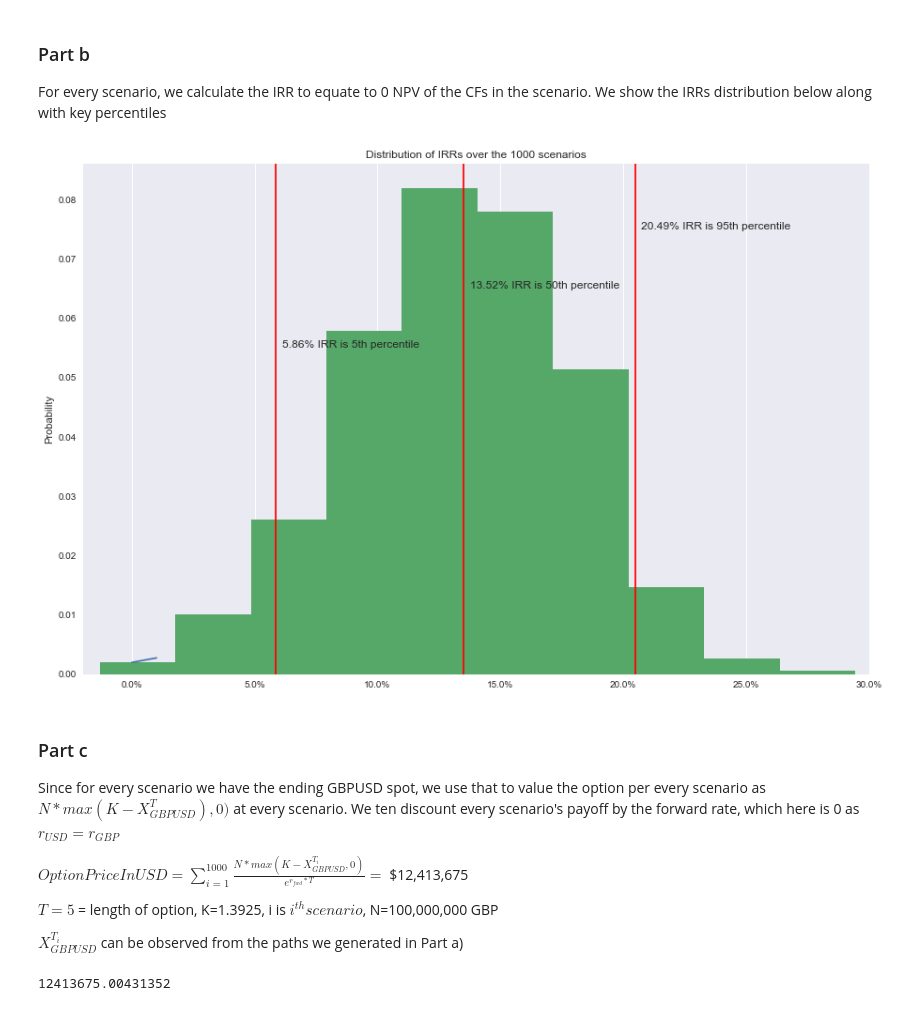
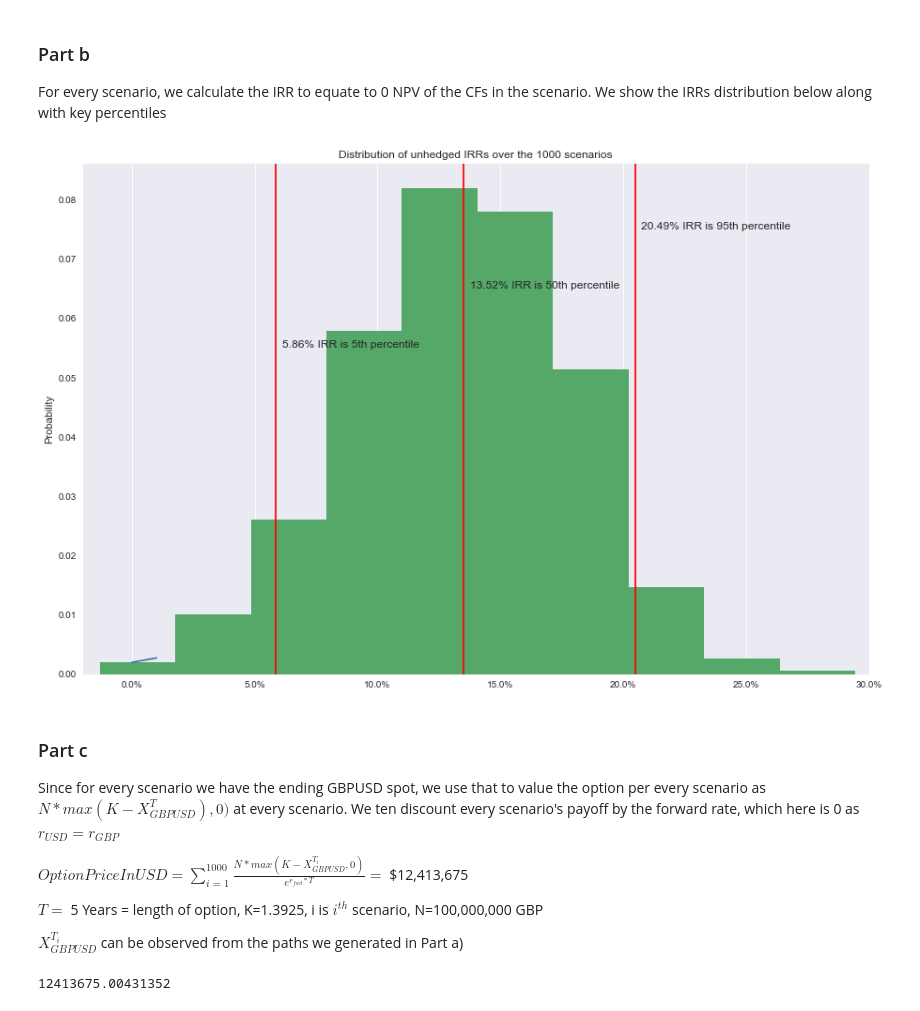
Before and after one commit to raghavgumber/Validus_CaseStudy, a Jupyter notebook: ValidusCaseNotebook.ipynb, the cells around one changed output. Saved outputs shown, nothing was run; the diff lists cells and outputs as text; code cells hidden in the pictures.

```diff
--- a/ValidusCaseNotebook.ipynb
+++ b/ValidusCaseNotebook.ipynb
@@ -71,24 +73,24 @@ For every scenario, we calculate the IRR to equate to 0 NPV of the CFs in the sc
 # %%
 hp_CF_paths=hp.ret_CF(CF)
 IRRs=[hp.solve_IRR(hp_CF_paths.T[0][i])*100 for i in range(n_paths)]
 
 dist=pd.Series(IRRs)
 fig, ax = plt.subplots(figsize=(15,10))
-dist.plot.kde(ax=ax, legend=False, title='Distribution of IRRs over the 1000 scenarios',ind=[0,1])
+dist.plot.kde(ax=ax, legend=False, title='Distribution of unhedged IRRs over the 1000 scenarios',ind=[0,1])
 dist.plot.hist(density=True, ax=ax)
 ax.set_ylabel('Probability')
 ax.grid(axis='y')
 ax.set_xlim([math.floor(min(IRRs)),math.ceil(max(IRRs))])
 v=0
 for percentile in [5,50,95]:
     v+=.01
     pct=np.percentile(IRRs, percentile)
     plt.axvline(x=pct, ymin=0, ymax=1,color='r')
     ax.xaxis.set_major_formatter(mtick.PercentFormatter())
 
     plt.text(pct+.25, max(ax.get_yticks())/2+v, '{0} IRR is {1}th percentile'.format("{:.2%}".format(pct/100),percentile), fontsize=12)
 # %% [output]
-[figure, old version]
+[figure, new version]
 # %% [markdown]
 ### Part c
 
@@ -96,7 +98,7 @@ Since for every scenario we have the ending GBPUSD spot, we use that to value th
 
 $Option PriceInUSD=\sum_{i=1}^{1000}{\frac{N*max(K-X^{T_i}_{GBPUSD},0)}{e^{r_{fwd}*T}}}=$ $12,413,675
 
-$T = 5$ = length of option, K=1.3925, i is $i^{th} scenario$, N=100,000,000 GBP
+$T =$ 5 Years = length of option, K=1.3925, i is $i^{th}$ scenario, N=100,000,000 GBP
 
 $X^{T_i}_{GBPUSD}$ can be observed from the paths we generated in Part a)
 # %%
```
Also changed, not shown: parts of 3 cells of this notebook.
